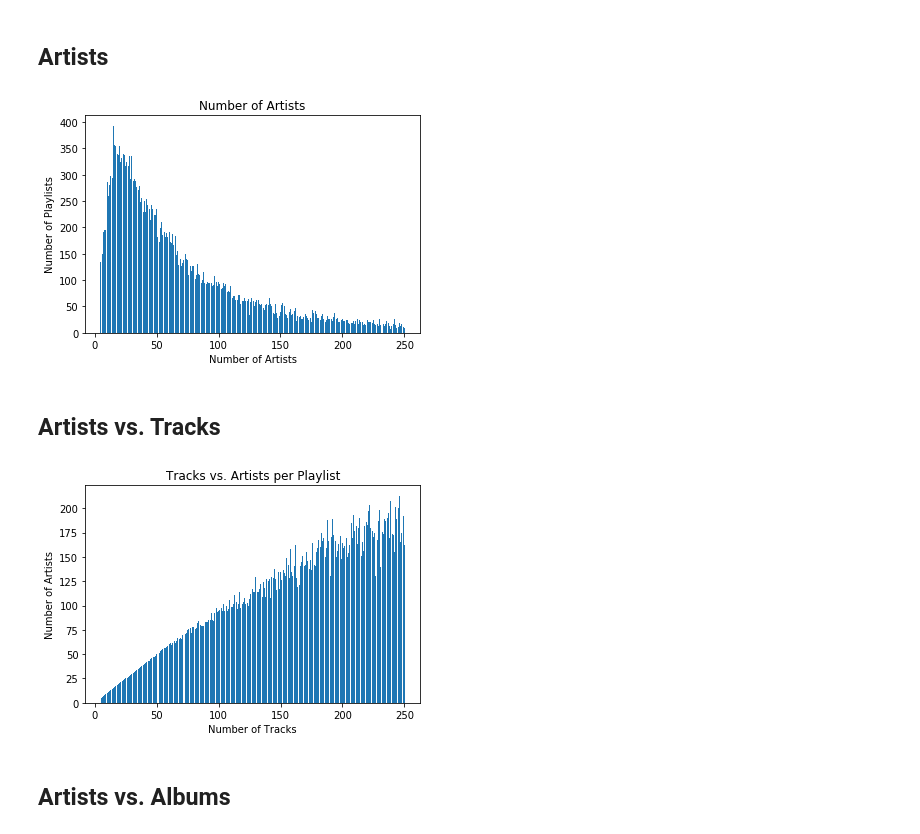
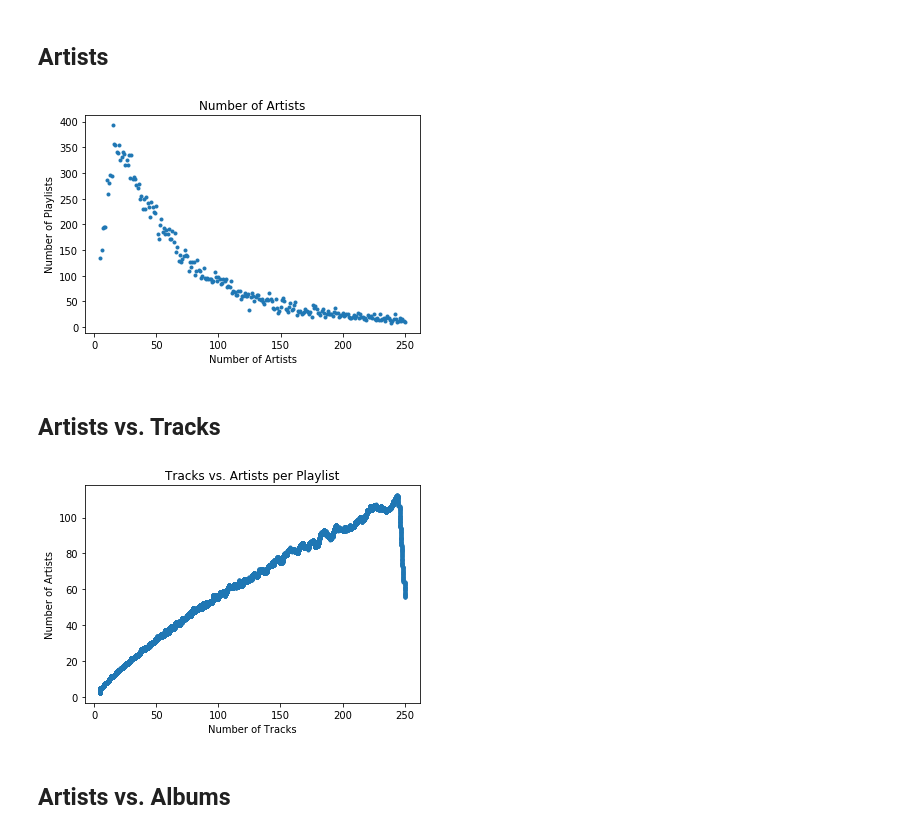
Before and after one commit to adamkhazi/one-million-playlists, a Jupyter notebook: exploration/basic.ipynb, the cells around one changed output. Drawn from its saved outputs; the diff is of its cells as text; code cells hidden in the pictures.

Commit message:
bar to scatter graphs

```diff
--- a/exploration/basic.ipynb
+++ b/exploration/basic.ipynb
@@ -174,13 +174,13 @@ nr_artists.sort()
 import matplotlib.pyplot as plt
 fig=plt.figure()
 ax = fig.add_subplot(1,1,1)
-ax.bar(playlist_nr_tracks, height=playlist_nr_nr_tracks)
+ax.scatter(playlist_nr_tracks, playlist_nr_nr_tracks, marker='.')
 plt.title('Number of Artists')
 plt.xlabel('Number of Artists')
 plt.ylabel('Number of Playlists')
 plt.show()
 # %% [output]
-[figure, old version]
+[figure, new version]
 # %% [markdown]
 ## Artists vs. Tracks
 # %%
@@ -198,14 +196,16 @@ artists_v_tracks
+# %%
+nr_artists_avg = movingaverage(nr_artists, 500)
 # %%
 import matplotlib.pyplot as plt
 fig=plt.figure()
 ax = fig.add_subplot(1,1,1)
-ax.bar(nr_tracks, height=nr_artists)
+ax.scatter(nr_tracks, nr_artists_avg, marker='.')
 plt.title('Tracks vs. Artists per Playlist')
 plt.xlabel('Number of Tracks')
 plt.ylabel('Number of Artists')
 plt.show()
 # %% [output]
-[figure, old version]
+[figure, new version]
 # %% [markdown]
 ## Artists vs. Albums
 # %%
```
Also changed, not shown: parts of 3 cells of this notebook.
